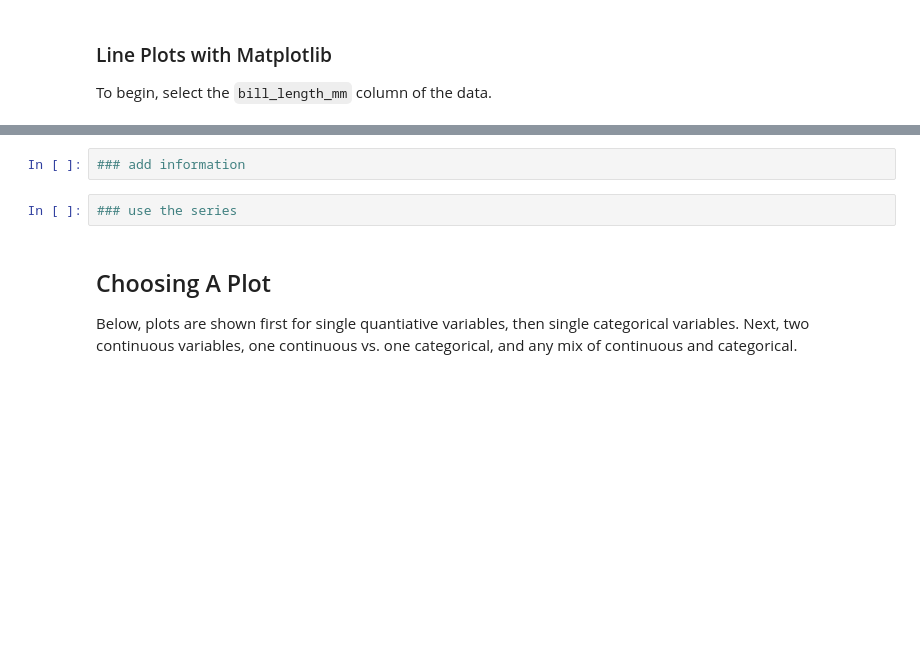
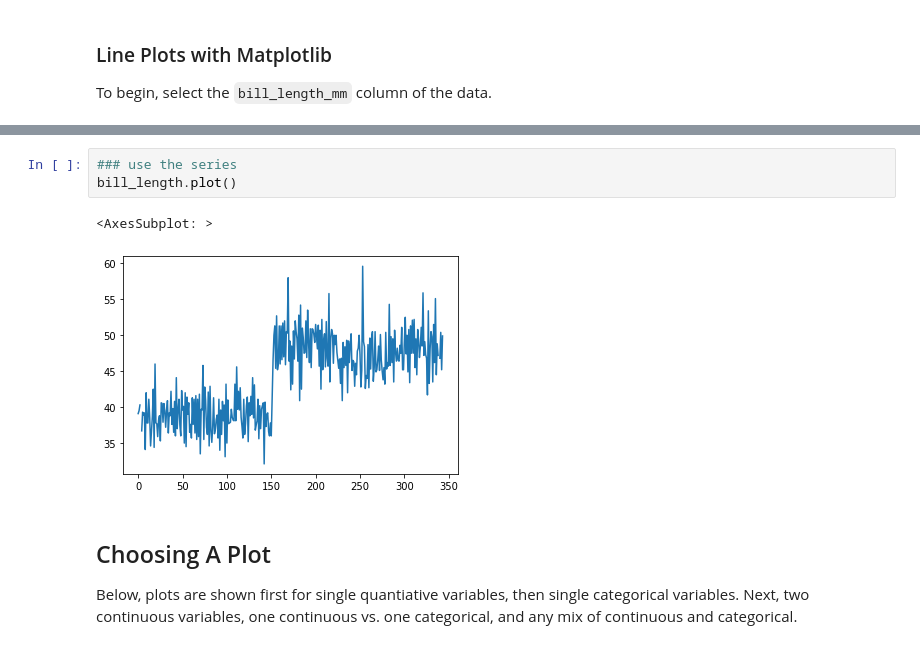
Before and after one commit to gilad247/NYU-Bootcamp, a Jupyter notebook: notebooks/module_1/class_7/intro_to_plotting.ipynb, the cells around one changed output, grey strips where cells are left out. Cells and saved outputs as stored; diff of their text form; blank space fills up the shorter version.

```diff
--- a/notebooks/module_1/class_7/intro_to_plotting.ipynb
+++ b/notebooks/module_1/class_7/intro_to_plotting.ipynb
@@ -113,7 +305,9 @@ penguins.info()
-# %%
-### add information
 # %%
 ### use the series
+bill_length.plot()
+# %% [output]
+<AxesSubplot: >
+[figure, added]
 # %% [markdown]
 ## Choosing A Plot
 
```
Also changed, not shown: parts of 33 cells of this notebook, 9 other files.
